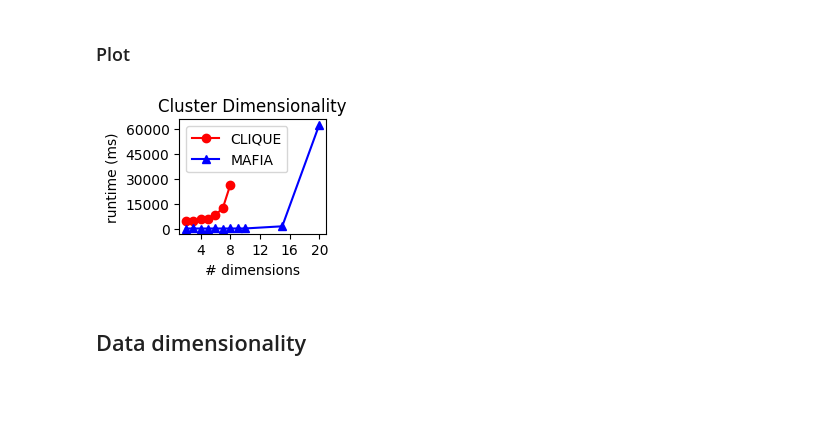
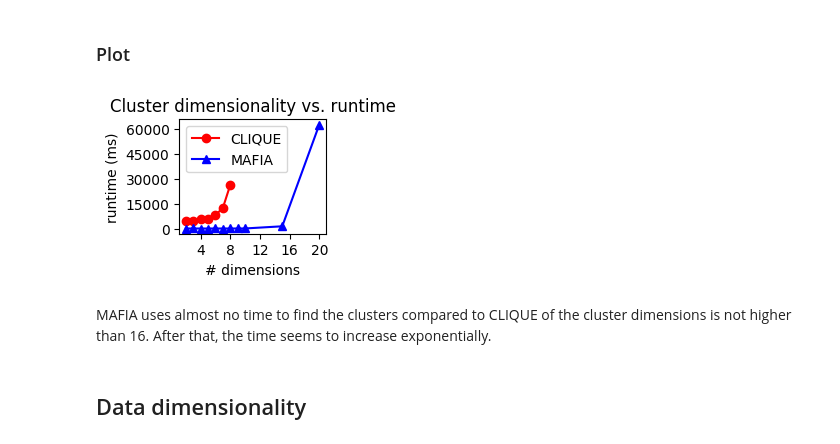
Before and after one commit to henrikdchristensen/SDU-Data-Mining-Exam, a Jupyter notebook: evaluation.ipynb, the cells around one changed output. Saved outputs shown, nothing was run; the diff lists cells and outputs as text; code cells hidden in the pictures; blank space fills up the shorter version.

```diff
--- a/evaluation.ipynb
+++ b/evaluation.ipynb
@@ -301,35 +324,37 @@ MAFIA:
 import matplotlib.pyplot as plt
 import matplotlib.ticker as ticker
 
 # Data
 dims =   [2   , 3   , 4   , 5   , 6   , 7    , 8    , 9 , 10, 15 , 20]
 mafia =  [45  , 63  , 55  , 45  , 63  , 55   , 60   , 79, 86, 1387, 62607]
 clique = [4440, 4347, 6017, 5740, 8093, 12532, 26373]
 
 # Figure size
 plt.figure(figsize=(2.5, 2.1))
 
 # Plot both in same figure
 plt.plot(dims[:len(clique)], clique, 'ro-', label='CLIQUE')
 plt.plot(dims, mafia, 'b^-', label='MAFIA')
 
 # Set number of x-ticks
 plt.gca().xaxis.set_major_locator(ticker.MaxNLocator(6))
 plt.gca().yaxis.set_major_locator(ticker.MaxNLocator(6))
 
 # Add labels and title
 plt.xlabel('# dimensions')
 plt.ylabel('runtime (ms)')
-plt.title('Cluster Dimensionality')
+plt.title('Cluster dimensionality vs. runtime')
 
 # Add legend
 plt.legend()
 
 # Show plot
 plt.tight_layout()
 plt.show()
 # %% [output]
-[figure, old version]
+[figure, new version]
+# %% [markdown]
+MAFIA uses almost no time to find the clusters compared to CLIQUE of the cluster dimensions is not higher than 16. After that, the time seems to increase exponentially.
 # %% [markdown]
 ## Data dimensionality
 # %% [markdown]
```
Also changed, not shown: parts of 18 cells of this notebook, 8 other files.
